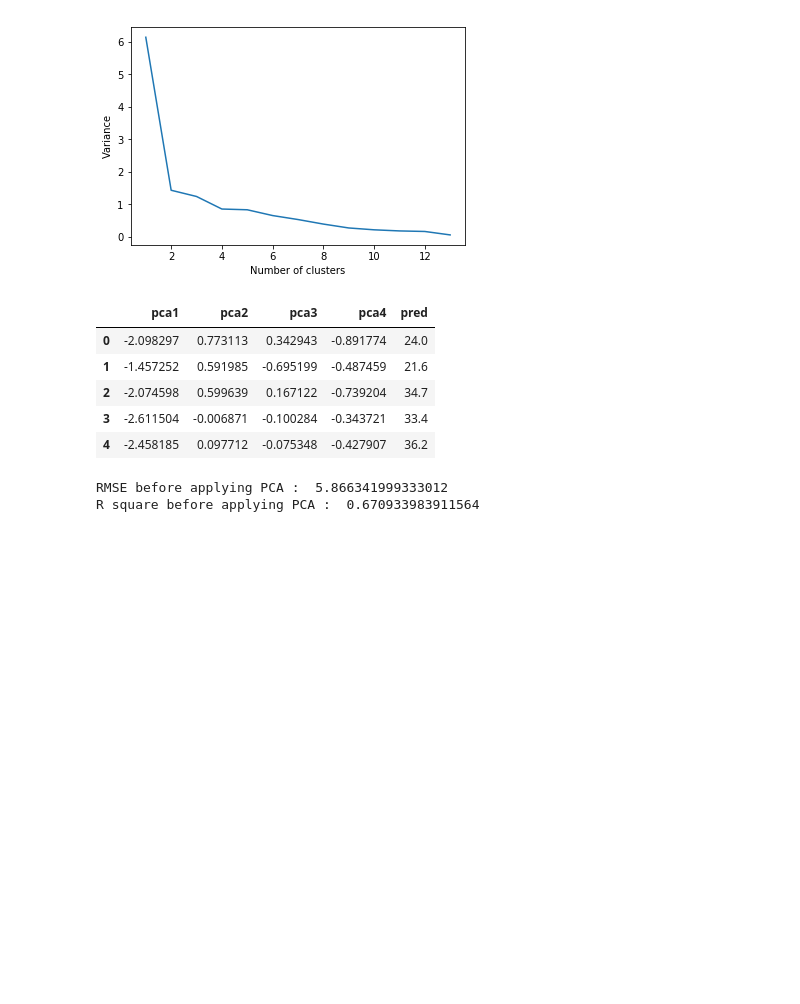
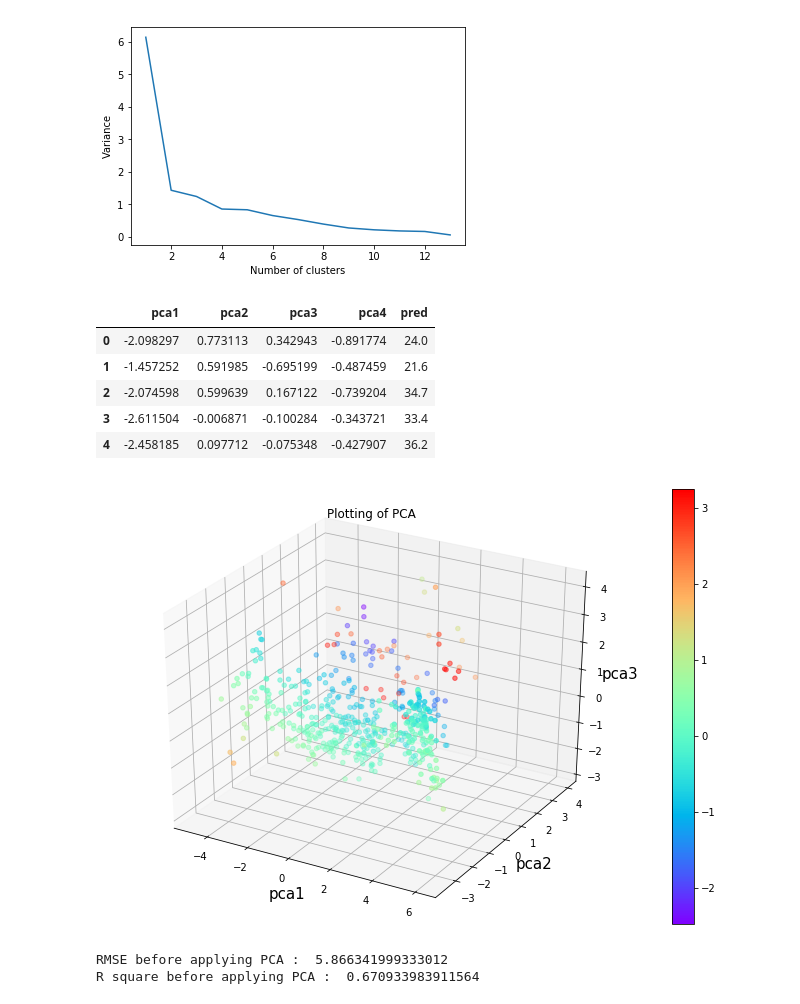
Before and after one commit to shraddhadharmik/Machine-Learning, a Jupyter notebook: PCA with Regression.ipynb, the cells around one changed output. Saved outputs shown, nothing was run; the diff lists cells and outputs as text; code cells hidden in the pictures; blank space fills up the shorter version.

```diff
--- a/PCA with Regression.ipynb
+++ b/PCA with Regression.ipynb
@@ -82,6 +82,31 @@ score_df.head()
 | 2 | -2.074598 | 0.599639 | 0.167122 | -0.739204 | 34.7 |
 | 3 | -2.611504 | -0.006871 | -0.100284 | -0.343721 | 33.4 |
 | 4 | -2.458185 | 0.097712 | -0.075348 | -0.427907 | 36.2 |
+# %%
+#Plotting graph for PCA 4 dimensions
+
+from mpl_toolkits.mplot3d import Axes3D
+import matplotlib.pyplot as plt
+import numpy as np
+
+fig = plt.figure(figsize=(12,8))
+ax = fig.add_subplot(111, projection='3d')
+ax.set_xlabel('pca1', fontsize = 15)
+ax.set_ylabel('pca2', fontsize = 15)
+ax.set_zlabel('pca3', fontsize = 15)
+ax.set_title('Plotting of PCA')
+
+
+x = score_df['pca1']
+y = score_df['pca2']
+z = score_df['pca3']
+c = score_df['pca4']
+
+img = ax.scatter(x, y, z, c=c, cmap='rainbow')
+fig.colorbar(img)
+plt.show()
+# %% [output]
+[figure, added]
 # %%
 #Linear Regression Without PCA
 X_train, X_test, y_train, y_test = train_test_split(boston.data, boston.target, test_size = 0.2, random_state = 10)
```
Also changed, not shown: parts of 1 cell of this notebook.
